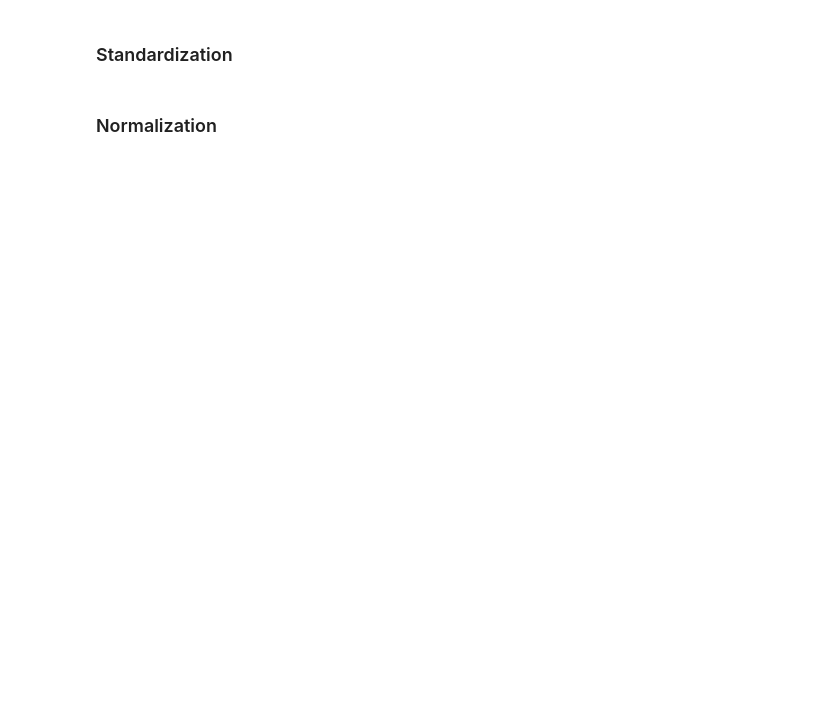
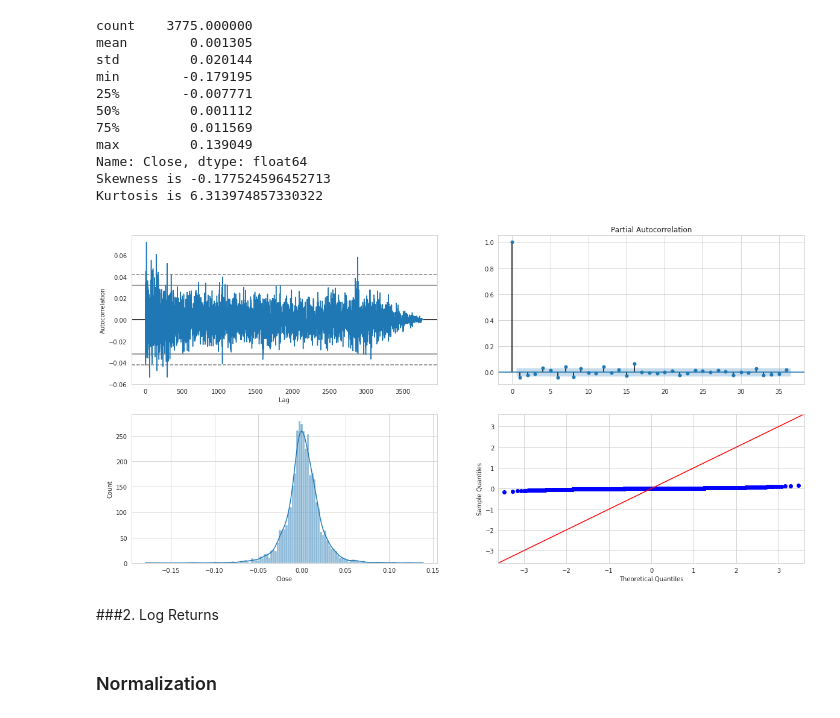
Before and after one commit to muchcreative/Single-Stock-EDA-Example, a Jupyter notebook: 1. Initial Data Transformations/Initial_Data_Transformations.ipynb, the cells around one changed output. Cells and saved outputs as stored; diff of their text form; code cells hidden in the pictures; blank space fills up the shorter version.

```diff
--- a/1. Initial Data Transformations/Initial_Data_Transformations.ipynb
+++ b/1. Initial Data Transformations/Initial_Data_Transformations.ipynb
@@ -25,10 +25,10 @@ Imported Libraries
 # %%
-# Let's choose from a number of stocks to get a good feel for our EDA
-# For argument's sake let's select two of the worst performing stocks $WYNN and $ETSY, and then one of the highest performing stocks 'AAPL'
+# Let's choose from a number of stocks to get a good feel for our EDA.
+# For argument's sake let's select two of the highest and two of the lowest performing stocks in 2021.
 # However, depending on your strategy you might weight trades more to positive momentum, market cap, or trade volume.
 
 tickers = ['AAPL', 'AMD', 'WYNN', 'ETSY']
 yf_filepath = '/content/drive/MyDrive/Colab Notebooks/April/data/yf'
 columns = ['Date', 'Open', 'High', 'Low', 'Close', 'Volume']  # We will request OHLCV data from our database.
-ticker_historical = loaders.load_historicals(tickers, columns, yf_filepath)
-ticker_historical = ticker_historical['AAPL']
+historicals = loaders.load_historicals(tickers, columns, yf_filepath)  # Loaded as a dict, with each key being a ticker string and with values as a pandas dataframe.
+display(historicals['AAPL'].head())  # Let's see an example of our loaded historicals.
@@ -35,47 +97,40 @@ ticker_historical = ticker_historical['AAPL']
 # %%
-# Since the data is varying
-# Standardization would be casting the data on log-returns
-# Vs Normalization would be something akin to moving averages
-
-# Standardize our dataset so the values that we plug into our model are constrained within a range and repeatable, for any point in time
-# I go over three common ways to introduce stationarity to the model below
-
-def difference_by_previous_data(ticker_historical, periods=1):
-  '''Difference'''
-  ticker_diff = ticker_historical.diff(periods=periods).dropna()
-  return ticker_diff
-
-def difference_by_return_percentage(ticker_historical):
-  '''A'''
-  ticker_diff = (((ticker_historical.shift(-1)-ticker_historical)/ticker_historical)*100) #Double check can we shift(1) flip here as with diff log returns
-  shifted_index = ticker_diff.index[1:] #Shift index for log returns to be on the same day
-  ticker_diff = ticker_diff.dropna()
-  ticker_diff.index = shifted_index
-  return ticker_diff
-
-def difference_by_log_returns(ticker_historical, base=10):
-  '''A'''
-  ticker_diff = (ticker_historical/ticker_historical.shift(1))
-  if base == 10:
-    ticker_diff = np.log10(ticker_diff)*100
-  else:
-    ticker_diff = np.log(ticker_diff)
-  ticker_diff = ticker_diff.dropna()
-  return ticker_diff
+# Let's plot some typical statistical graphs
+# ACF Plot
+# PACF Plot
+# Histogram Plot
+# QQ Plot
 
 def plot_stationary_graphs(ticker_diff):
-  '''A'''
+  '''
+
+
+  '''
+
   %matplotlib inline
   figure_dims = (20, 10)
   fig, ax = plt.subplots(2,2, figsize=figure_dims)
   sns.set_style('whitegrid')
   ax[0][0] = autocorrelation_plot(ticker_diff, ax=ax[0][0])
   ax[0][1] = plot_pacf(ticker_diff, ax=ax[0][1])
-  ax[1][0] = sns.histplot(data=ticker_diff, ax=ax[1][0])
+  ax[1][0] = sns.histplot(data=ticker_diff, kde=True, ax=ax[1][0])
   sm.qqplot(ticker_diff, line='45', ax=ax[1][1])
   print(ticker_diff.describe())
   print('Skewness is {}'.format(ticker_diff.skew()))
   print('Kurtosis is {}'.format(ticker_diff.kurtosis()))
   plt.show()
+
+plot_stationary_graphs(historicals_by_returns['AAPL']['Close'])
+# %% [output]
+count    3775.000000
+mean        0.001305
+std         0.020144
+min        -0.179195
+25%        -0.007771
+50%         0.001112
+75%         0.011569
+max         0.139049
+Name: Close, dtype: float64
+Skewness is -0.177524596452713
+Kurtosis is 6.313974857330322
+[figure, added]
-# %% [markdown]
-### Standardization
@@ -81,0 +146,2 @@ def plot_stationary_graphs(ticker_diff):
+# %% [markdown]
+###2. Log Returns
```
Also changed, not shown: parts of 6 cells of this notebook.
